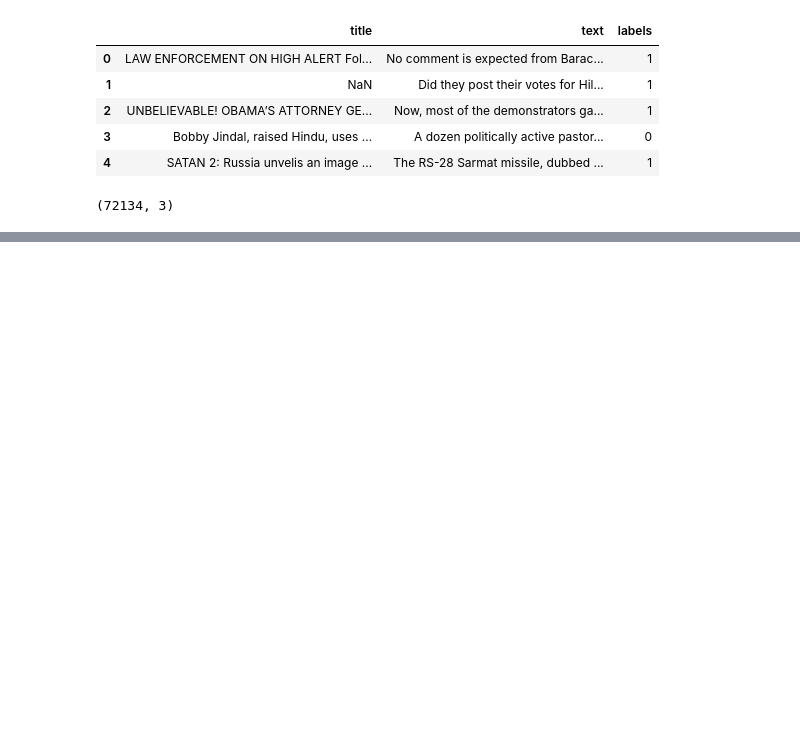
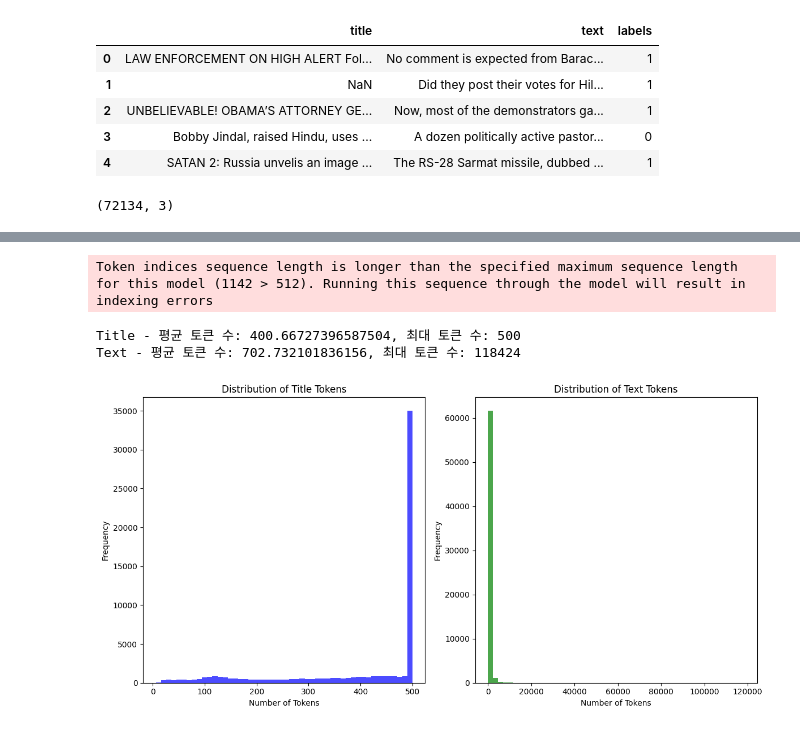
Before and after one commit to yejinPARK48/VerifyNews_using_BERT, a Jupyter notebook: FakeNews_Code.ipynb, the cells around one changed output, grey strips where cells are left out. Drawn from its saved outputs; the diff is of its cells as text; code cells hidden in the pictures; blank space fills up the shorter version.

Commit message:
Preprocessed, but needs to adjust the number of tokens

```diff
--- a/FakeNews_Code.ipynb
+++ b/FakeNews_Code.ipynb
@@ -234,0 +99,14 @@ KeyboardInterrupt:
+# %%
+# 데이터셋에서 'title'과 'text' 컬럼을 토큰화
+def tokenize_function(examples):
+    return tokenizer(examples['title'], examples['text'], padding=True, truncation=True, max_length=500)
+
+# 'title'과 'text'를 함께 토큰화하고 input_ids와 attention_mask 추출
+data['tokens'] = data.apply(lambda row: tokenize_function(row), axis=1)
+
+# 'input_ids'와 'attention_mask' 컬럼을 분리하여 저장
+data['input_ids'] = data['tokens'].apply(lambda x: x['input_ids'])
+data['attention_mask'] = data['tokens'].apply(lambda x: x['attention_mask'])
+
+# 토큰화 결과 일부 확인
+print(data[['title', 'input_ids', 'attention_mask']].head())
@@ -234,0 +134,35 @@ KeyboardInterrupt:
+# %%
+# 'title'과 'text'의 평균 토큰 수
+title_tokens_count = data['input_ids'].apply(len)
+text_tokens_count = data['text'].apply(lambda x: len(tokenizer(x)['input_ids']))
+
+print(f"Title - 평균 토큰 수: {title_tokens_count.mean()}, 최대 토큰 수: {title_tokens_count.max()}")
+print(f"Text - 평균 토큰 수: {text_tokens_count.mean()}, 최대 토큰 수: {text_tokens_count.max()}")
+# %% [output]
+Token indices sequence length is longer than the specified maximum sequence length for this model (1142 > 512). Running this sequence through the model will result in indexing errors
+Title - 평균 토큰 수: 400.66727396587504, 최대 토큰 수: 500
+Text - 평균 토큰 수: 702.732101836156, 최대 토큰 수: 118424
+# %%
+import matplotlib.pyplot as plt
+
+plt.figure(figsize=(12, 6))
+
+# 'title'의 토큰 수 히스토그램
+plt.subplot(1, 2, 1)  # 1행 2열, 첫 번째 subplot
+plt.hist(title_tokens_count, bins=50, alpha=0.7, color='b')
+plt.xlabel('Number of Tokens')
+plt.ylabel('Frequency')
+plt.title('Distribution of Title Tokens')
+
+# 'text'의 토큰 수 히스토그램
+plt.subplot(1, 2, 2)  # 1행 2열, 두 번째 subplot
+plt.hist(text_tokens_count, bins=50, alpha=0.7, color='g')
+plt.xlabel('Number of Tokens')
+plt.ylabel('Frequency')
+plt.title('Distribution of Text Tokens')
+
+# 그래프 레이아웃 자동 조정
+plt.tight_layout()
+plt.show()
+# %% [output]
+[figure, added]
```
Also changed, not shown: parts of 31 cells of this notebook.
